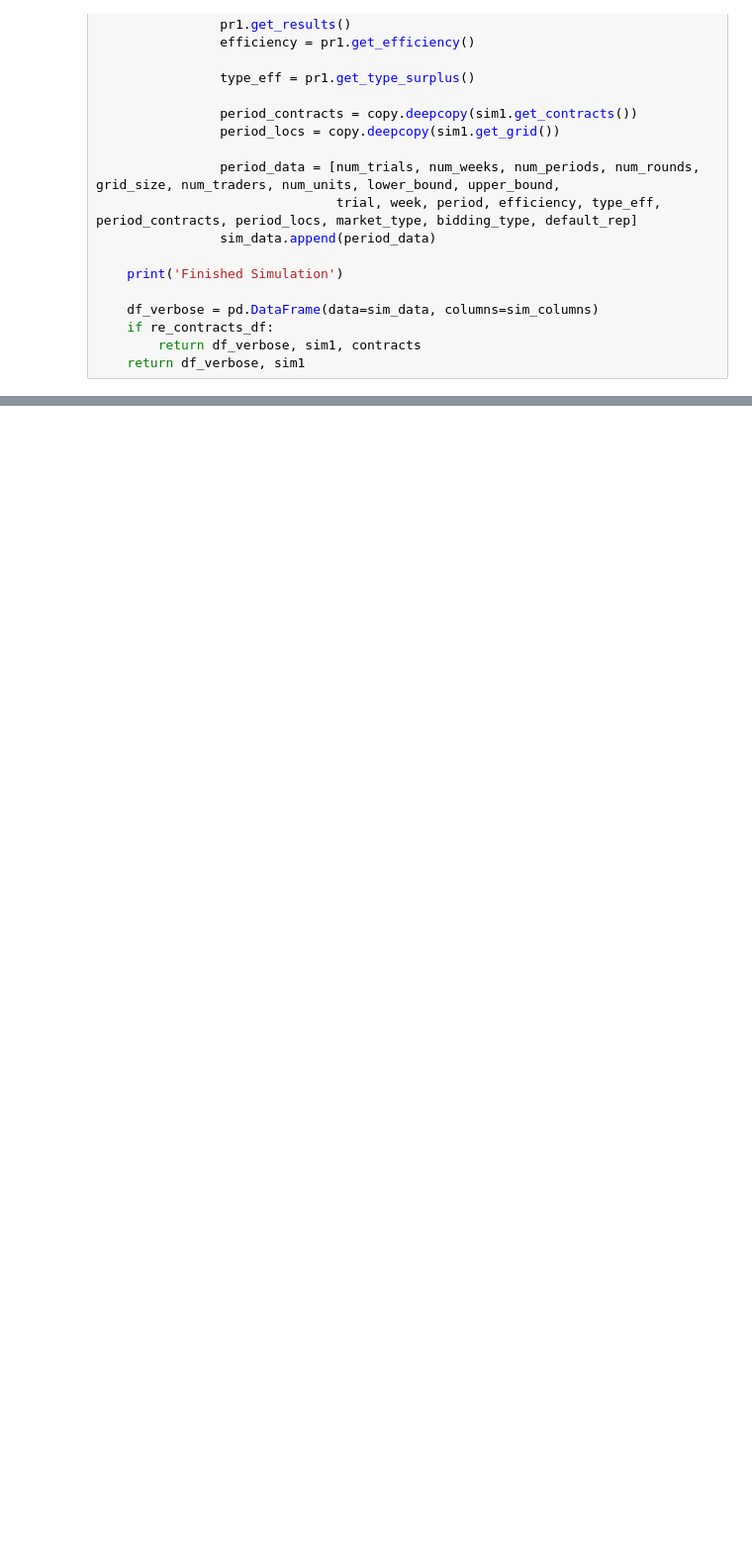
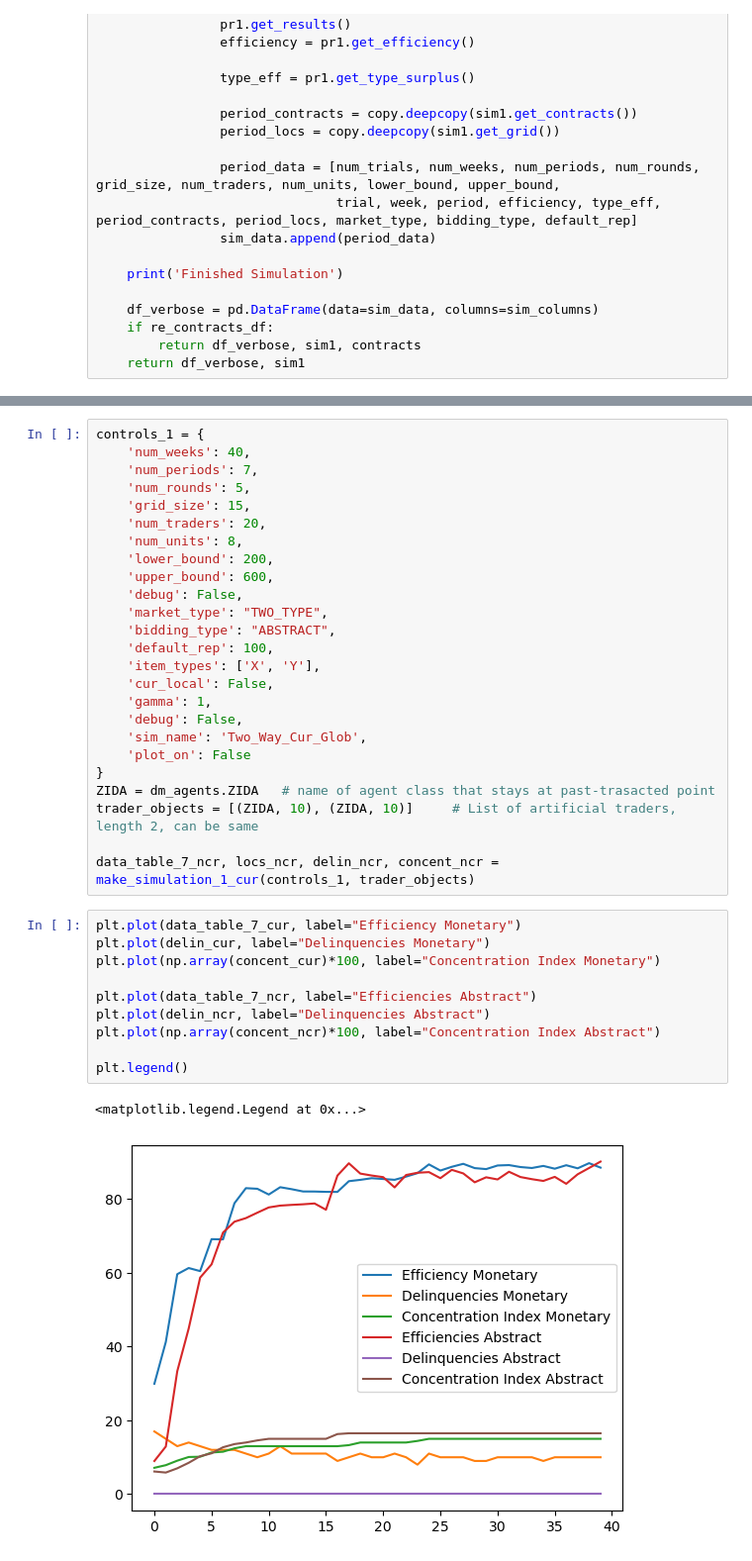
Before and after one commit to Kmccabe/dm_markets, a Jupyter notebook: modules_v3/notebooks/quicktester.ipynb, the cells around one changed output, grey strips where cells are left out. Shown at 99% size. Cells and saved outputs as stored; diff of their text form; blank space fills up the shorter version.

```diff
--- a/modules_v3/notebooks/quicktester.ipynb
+++ b/modules_v3/notebooks/quicktester.ipynb
@@ -412,0 +526,38 @@ for loc in locs:
+# %%
+controls_1 = {
+    'num_weeks': 40,
+    'num_periods': 7,
+    'num_rounds': 5,
+    'grid_size': 15,
+    'num_traders': 20,
+    'num_units': 8,
+    'lower_bound': 200,
+    'upper_bound': 600,
+    'debug': False,
+    'market_type': "TWO_TYPE",
+    'bidding_type': "ABSTRACT",
+    'default_rep': 100,
+    'item_types': ['X', 'Y'],
+    'cur_local': False,
+    'gamma': 1,
+    'debug': False,
+    'sim_name': 'Two_Way_Cur_Glob',
+    'plot_on': False
+}
+ZIDA = dm_agents.ZIDA   # name of agent class that stays at past-trasacted point
+trader_objects = [(ZIDA, 10), (ZIDA, 10)]     # List of artificial traders, length 2, can be same
+
+data_table_7_ncr, locs_ncr, delin_ncr, concent_ncr = make_simulation_1_cur(controls_1, trader_objects)
+# %%
+plt.plot(data_table_7_cur, label="Efficiency Monetary")
+plt.plot(delin_cur, label="Delinquencies Monetary")
+plt.plot(np.array(concent_cur)*100, label="Concentration Index Monetary")
+
+plt.plot(data_table_7_ncr, label="Efficiencies Abstract")
+plt.plot(delin_ncr, label="Delinquencies Abstract")
+plt.plot(np.array(concent_ncr)*100, label="Concentration Index Abstract")
+
+plt.legend()
+# %% [output]
+<matplotlib.legend.Legend at 0x...>
+[figure, added]
```
Also changed, not shown: parts of 23 cells of this notebook, 8 other files.
